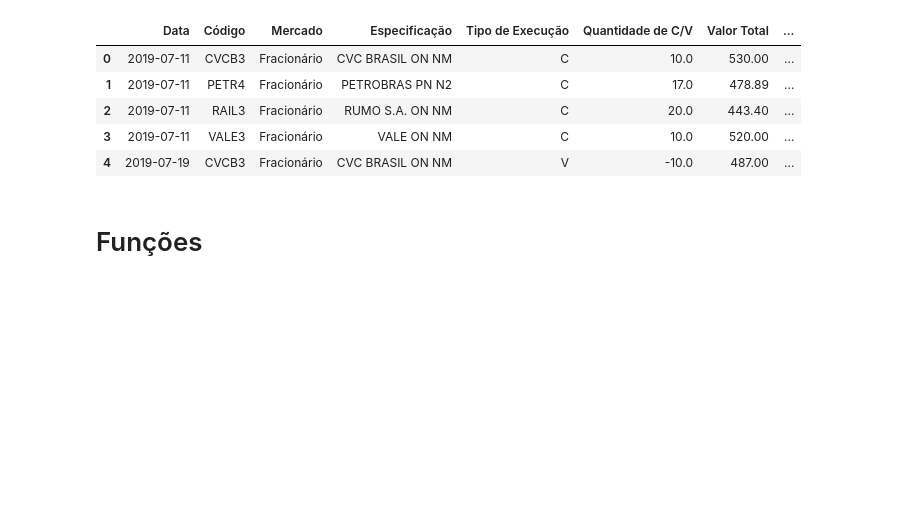
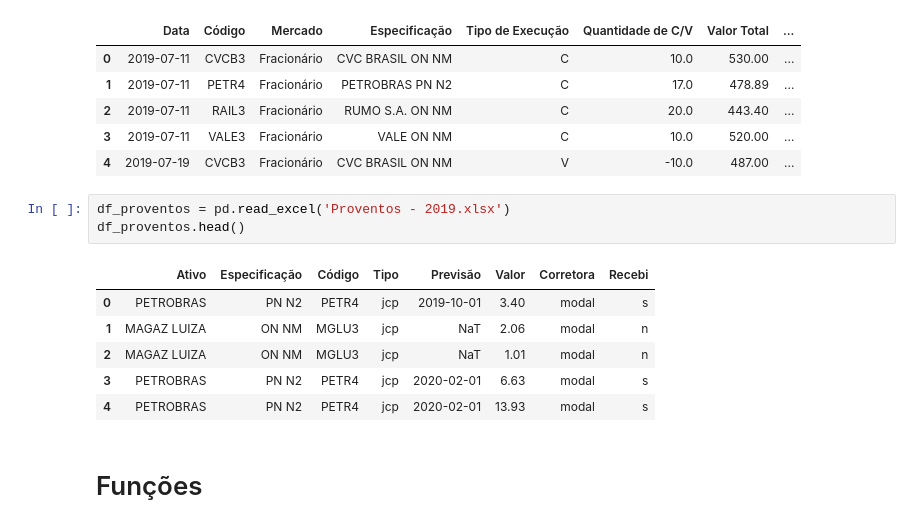
Before and after one commit to RGivisiez/controle-B3, a Jupyter notebook: Acompanhamento das ações.ipynb, the cells around one changed output. Cells and saved outputs as stored; diff of their text form; blank space fills up the shorter version.

```diff
--- a/Acompanhamento das ações.ipynb
+++ b/Acompanhamento das ações.ipynb
@@ -55,6 +55,16 @@ df_ativos.head()
 | 2 | 2019-07-11 | RAIL3 | Fracionário | RUMO S.A. ON NM | C | 20.0 | 443.40 | ... |
 | 3 | 2019-07-11 | VALE3 | Fracionário | VALE ON NM | C | 10.0 | 520.00 | ... |
 | 4 | 2019-07-19 | CVCB3 | Fracionário | CVC BRASIL ON NM | V | -10.0 | 487.00 | ... |
+# %%
+df_proventos = pd.read_excel('Proventos - 2019.xlsx')
+df_proventos.head()
+# %% [output]
+|  | Ativo | Especificação | Código | Tipo | Previsão | Valor | Corretora | Recebi |
+| 0 | PETROBRAS | PN N2 | PETR4 | jcp | 2019-10-01 | 3.40 | modal | s |
+| 1 | MAGAZ LUIZA | ON NM | MGLU3 | jcp | NaT | 2.06 | modal | n |
+| 2 | MAGAZ LUIZA | ON NM | MGLU3 | jcp | NaT | 1.01 | modal | n |
+| 3 | PETROBRAS | PN N2 | PETR4 | jcp | 2020-02-01 | 6.63 | modal | s |
+| 4 | PETROBRAS | PN N2 | PETR4 | jcp | 2020-02-01 | 13.93 | modal | s |
 # %% [markdown]
 # Funções
 # %%
```
Also changed, not shown: parts of 7 cells of this notebook, 1 other file.
